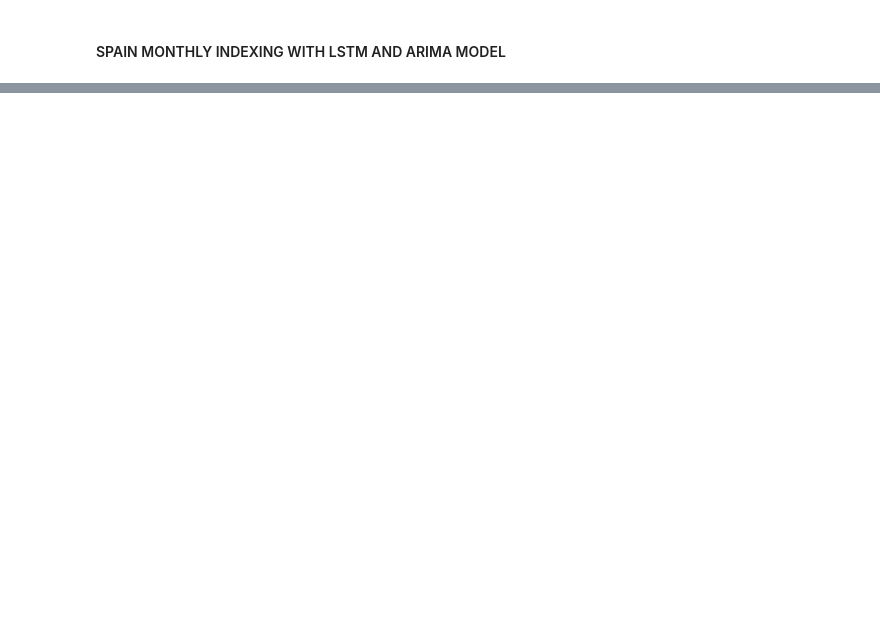
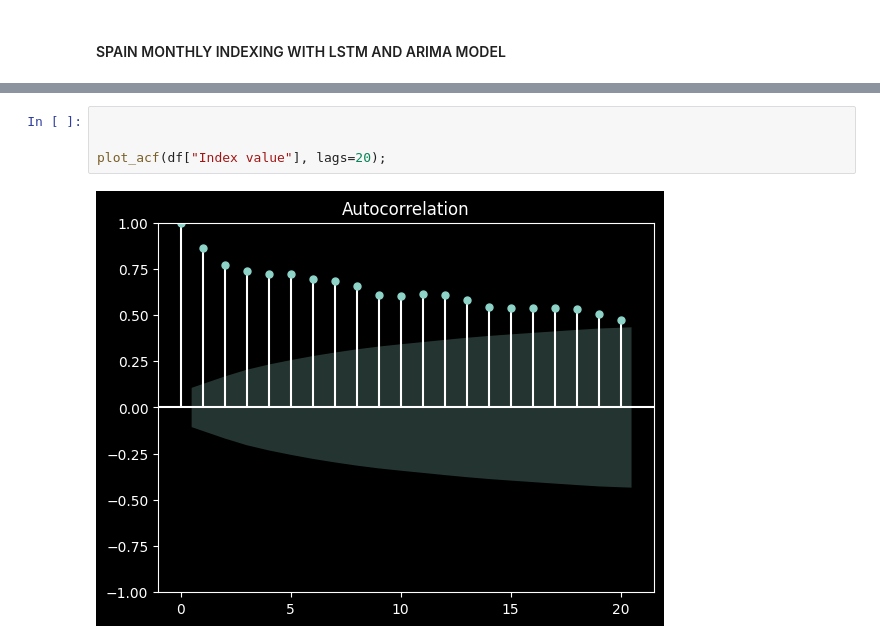
Before and after one commit to tphathuin1802/time-series-analysis-in-finance, a Jupyter notebook: midterm_project/notebooks/main.ipynb, the cells around one changed output, grey strips where cells are left out. Cells and saved outputs as stored; diff of their text form; blank space fills up the shorter version.

```diff
--- a/midterm_project/notebooks/main.ipynb
+++ b/midterm_project/notebooks/main.ipynb
@@ -15,0 +203,6 @@ FileNotFoundError: [Errno 2] No such file or directory: '../midterm_project/data
+# %%
+
+
+plot_acf(df["Index value"], lags=20);
+# %% [output]
+[figure, added]
```
Also changed, not shown: parts of 15 cells of this notebook, 5 other files.
